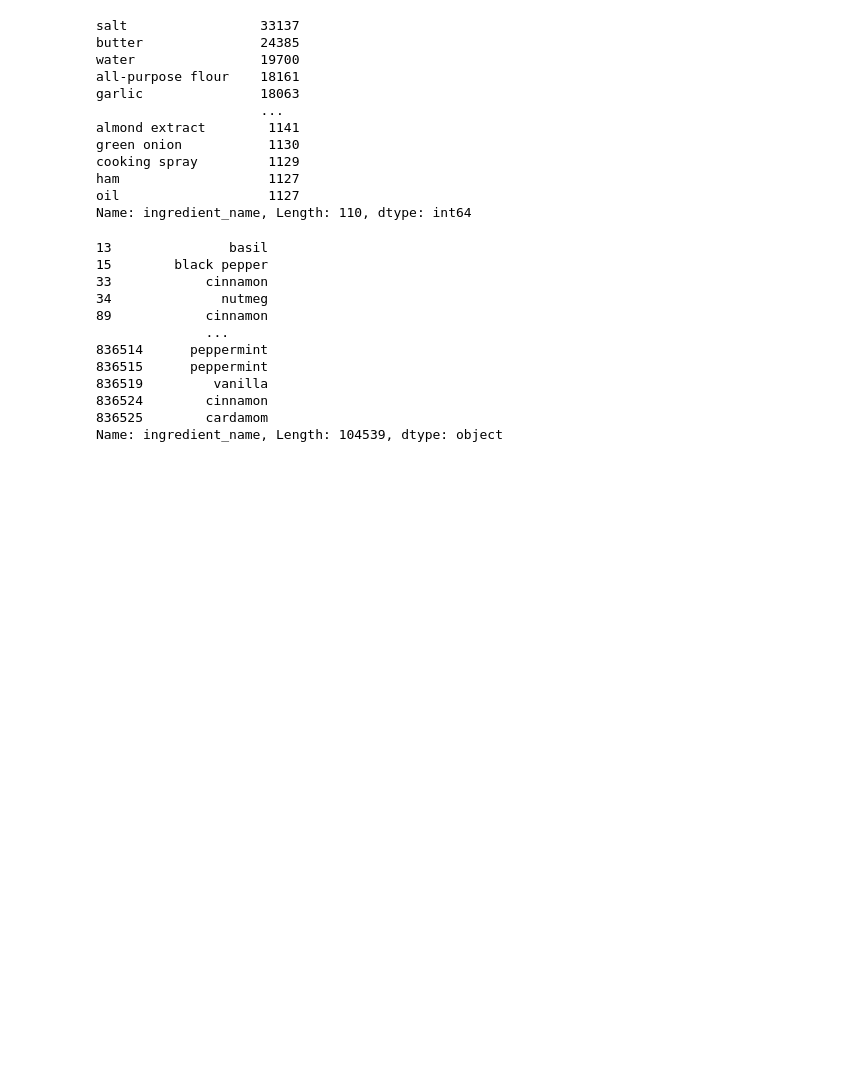
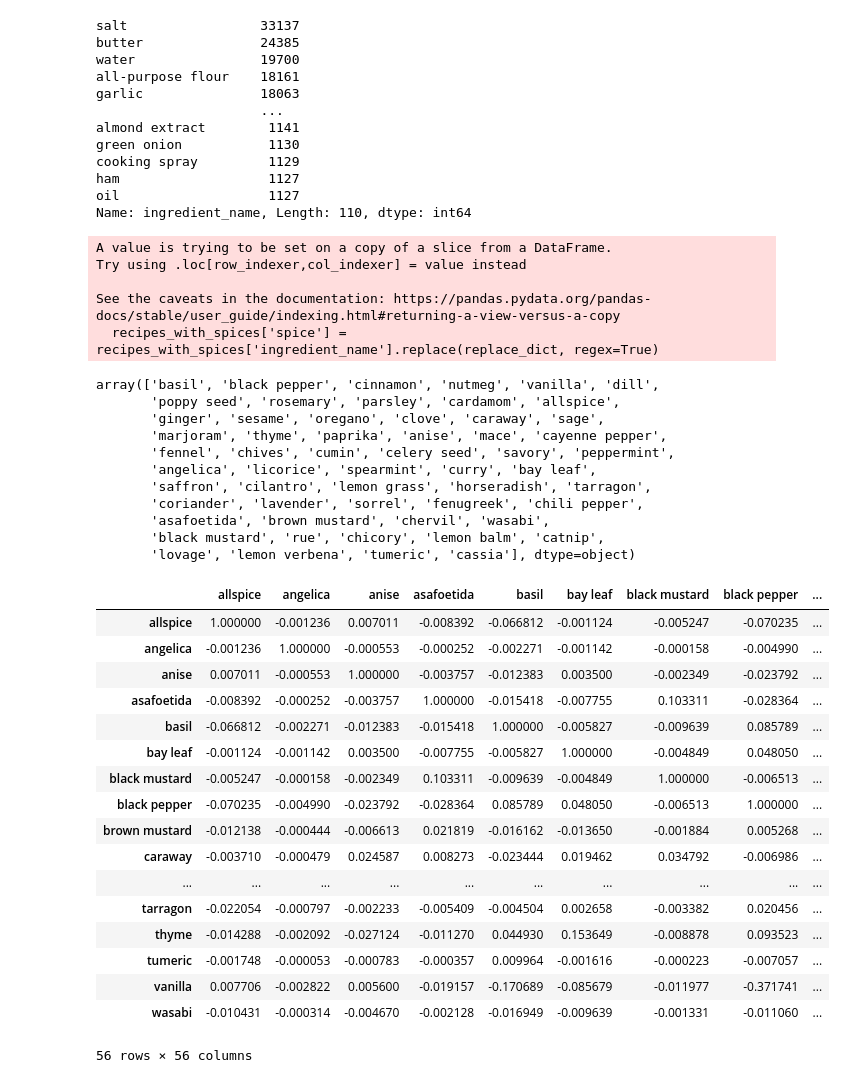
Before and after one commit to wcedmisten/foodFinder, a Jupyter notebook: All Recipes Exploratory Data Analysis.ipynb, the cells around one changed output. Drawn from its saved outputs; the diff is of its cells as text; code cells hidden in the pictures; blank space fills up the shorter version.

```diff
--- a/All Recipes Exploratory Data Analysis.ipynb
+++ b/All Recipes Exploratory Data Analysis.ipynb
@@ -159,17 +159,21 @@ for spice in spices:
 
 recipes_with_spices['spice'] = recipes_with_spices['ingredient_name'].replace(replace_dict, regex=True)
 
-recipes_with_spices['spice'].value_counts()[:20]
+recipes_with_spices['spice'].unique()
 # %% [output]
-13               basil
-15        black pepper
-33            cinnamon
-34              nutmeg
-89            cinnamon
-              ...
-836514      peppermint
-836515      peppermint
-836519         vanilla
-836524        cinnamon
-836525        cardamom
-Name: ingredient_name, Length: 104539, dtype: object
+A value is trying to be set on a copy of a slice from a DataFrame.
+Try using .loc[row_indexer,col_indexer] = value instead
+
+See the caveats in the documentation: https://pandas.pydata.org/pandas-docs/stable/user_guide/indexing.html#returning-a-view-versus-a-copy
+  recipes_with_spices['spice'] = recipes_with_spices['ingredient_name'].replace(replace_dict, regex=True)
+array(['basil', 'black pepper', 'cinnamon', 'nutmeg', 'vanilla', 'dill',
+       'poppy seed', 'rosemary', 'parsley', 'cardamom', 'allspice',
+       'ginger', 'sesame', 'oregano', 'clove', 'caraway', 'sage',
+       'marjoram', 'thyme', 'paprika', 'anise', 'mace', 'cayenne pepper',
+       'fennel', 'chives', 'cumin', 'celery seed', 'savory', 'peppermint',
+       'angelica', 'licorice', 'spearmint', 'curry', 'bay leaf',
+       'saffron', 'cilantro', 'lemon grass', 'horseradish', 'tarragon',
+       'coriander', 'lavender', 'sorrel', 'fenugreek', 'chili pepper',
+       'asafoetida', 'brown mustard', 'chervil', 'wasabi',
+       'black mustard', 'rue', 'chicory', 'lemon balm', 'catnip',
+       'lovage', 'lemon verbena', 'tumeric', 'cassia'], dtype=object)
@@ -175,0 +190,24 @@ Name: ingredient_name, Length: 104539, dtype: object
+# %%
+spice_corr = dummy.drop(columns=multi_spice_recipes.columns, errors="ignore")
+corr = spice_corr.corr()
+
+corr
+# %% [output]
+|  | allspice | angelica | anise | asafoetida | basil | bay leaf | black mustard | black pepper | ... |
+| allspice | 1.000000 | -0.001236 | 0.007011 | -0.008392 | -0.066812 | -0.001124 | -0.005247 | -0.070235 | ... |
+| angelica | -0.001236 | 1.000000 | -0.000553 | -0.000252 | -0.002271 | -0.001142 | -0.000158 | -0.004990 | ... |
+| anise | 0.007011 | -0.000553 | 1.000000 | -0.003757 | -0.012383 | 0.003500 | -0.002349 | -0.023792 | ... |
+| asafoetida | -0.008392 | -0.000252 | -0.003757 | 1.000000 | -0.015418 | -0.007755 | 0.103311 | -0.028364 | ... |
+| basil | -0.066812 | -0.002271 | -0.012383 | -0.015418 | 1.000000 | -0.005827 | -0.009639 | 0.085789 | ... |
+| bay leaf | -0.001124 | -0.001142 | 0.003500 | -0.007755 | -0.005827 | 1.000000 | -0.004849 | 0.048050 | ... |
+| black mustard | -0.005247 | -0.000158 | -0.002349 | 0.103311 | -0.009639 | -0.004849 | 1.000000 | -0.006513 | ... |
+| black pepper | -0.070235 | -0.004990 | -0.023792 | -0.028364 | 0.085789 | 0.048050 | -0.006513 | 1.000000 | ... |
+| brown mustard | -0.012138 | -0.000444 | -0.006613 | 0.021819 | -0.016162 | -0.013650 | -0.001884 | 0.005268 | ... |
+| caraway | -0.003710 | -0.000479 | 0.024587 | 0.008273 | -0.023444 | 0.019462 | 0.034792 | -0.006986 | ... |
+| ... | ... | ... | ... | ... | ... | ... | ... | ... | ... |
+| tarragon | -0.022054 | -0.000797 | -0.002233 | -0.005409 | -0.004504 | 0.002658 | -0.003382 | 0.020456 | ... |
+| thyme | -0.014288 | -0.002092 | -0.027124 | -0.011270 | 0.044930 | 0.153649 | -0.008878 | 0.093523 | ... |
+| tumeric | -0.001748 | -0.000053 | -0.000783 | -0.000357 | 0.009964 | -0.001616 | -0.000223 | -0.007057 | ... |
+| vanilla | 0.007706 | -0.002822 | 0.005600 | -0.019157 | -0.170689 | -0.085679 | -0.011977 | -0.371741 | ... |
+| wasabi | -0.010431 | -0.000314 | -0.004670 | -0.002128 | -0.016949 | -0.009639 | -0.001331 | -0.011060 | ... |
+56 rows × 56 columns
```
Also changed, not shown: parts of 2 cells of this notebook, 2 other files.
